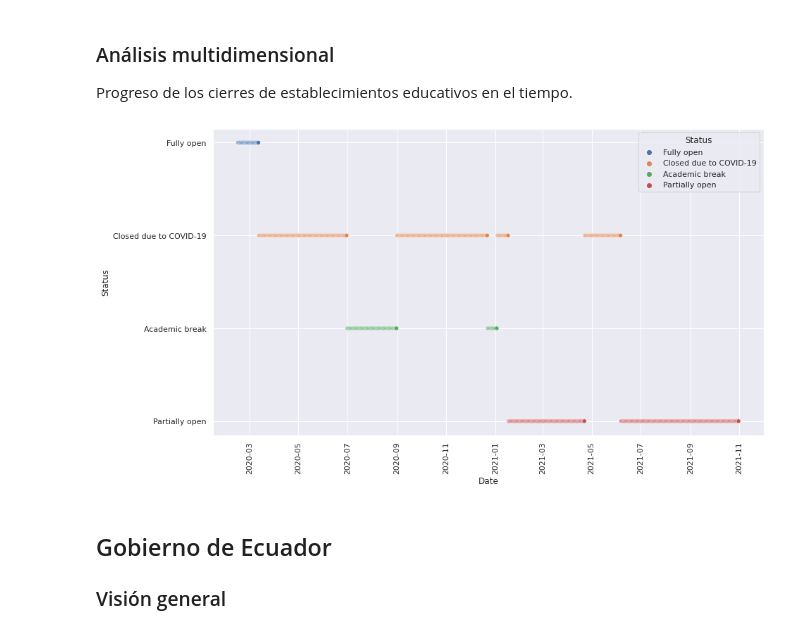
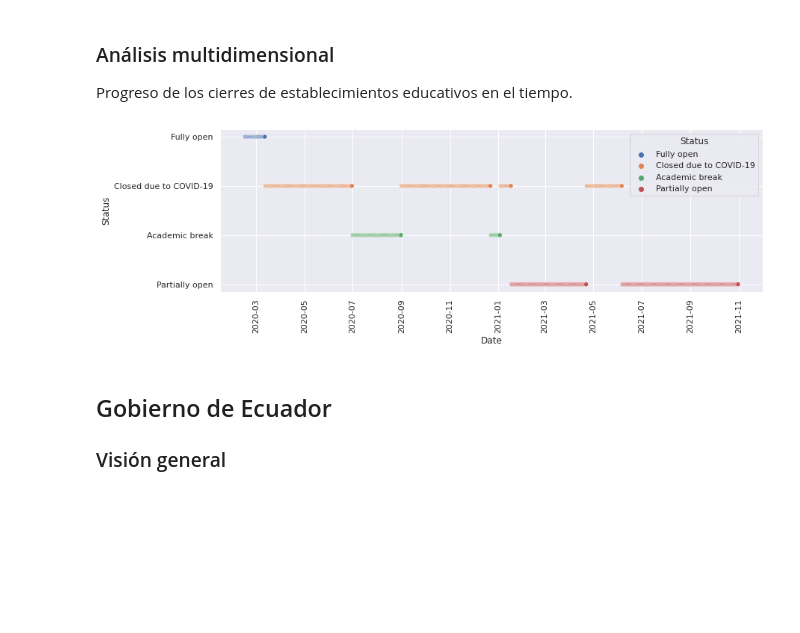
Before and after one commit to anthonymanotoa/covid-ec, a Jupyter notebook: notebooks/2.2-education_exploration.ipynb, the cells around one changed output. Cells and saved outputs as stored; diff of their text form; code cells hidden in the pictures; blank space fills up the shorter version.

```diff
--- a/notebooks/2.2-education_exploration.ipynb
+++ b/notebooks/2.2-education_exploration.ipynb
@@ -70,12 +70,12 @@ En los últimos 623 días los centros educativos pasaron cerrados un **45%** del
 
 Progreso de los cierres de establecimientos educativos en el tiempo.
 # %%
-plt.figure(figsize=[14, 8])
+plt.figure(figsize=[13, 4])
 sns.scatterplot(data=closures_education, x='Date', y='Status', hue='Status')
 plt.xticks(rotation=90)
 plt.show()
 # %% [output]
-[figure, old version]
+[figure, new version]
 # %% [markdown]
 ## Gobierno de Ecuador
 
```
Also changed, not shown: parts of 3 cells of this notebook, 7 other files.
